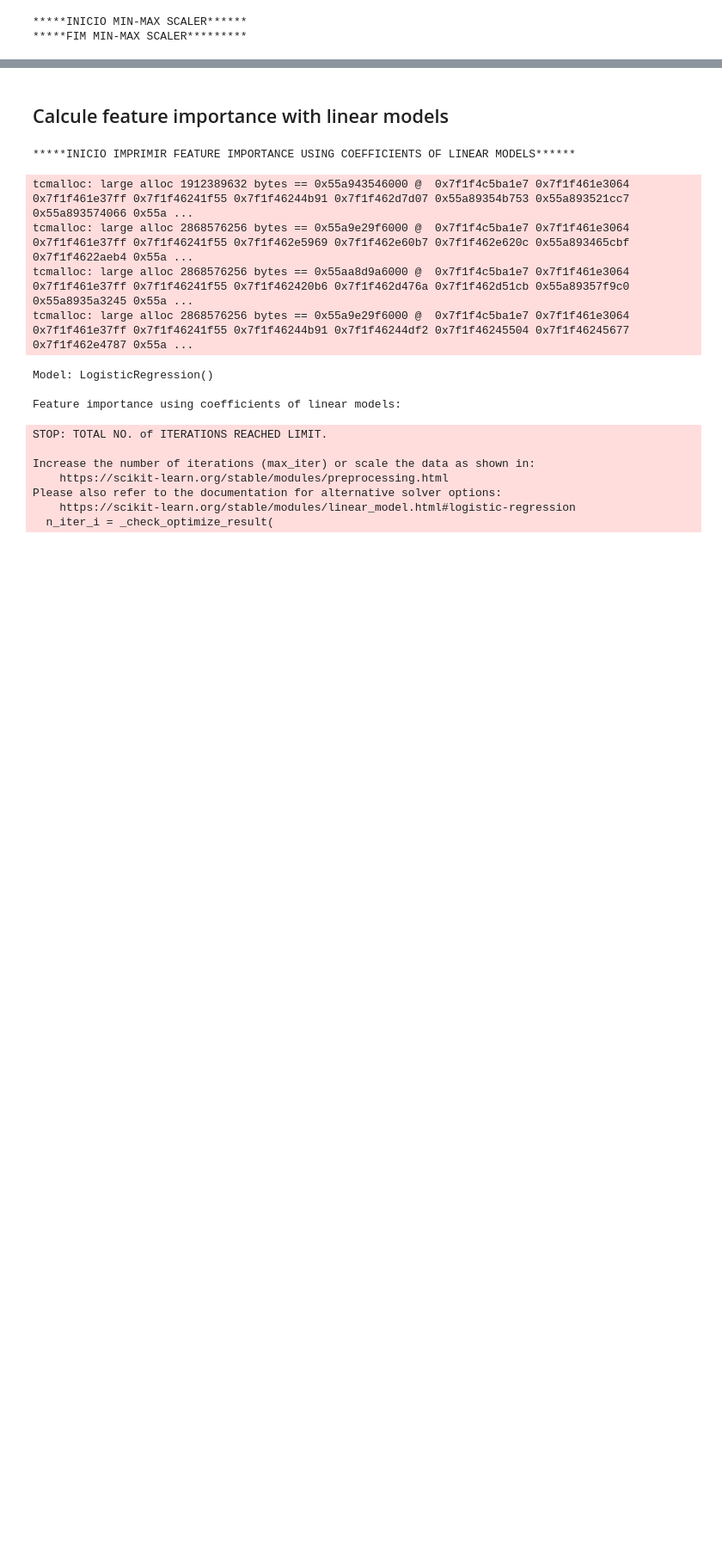
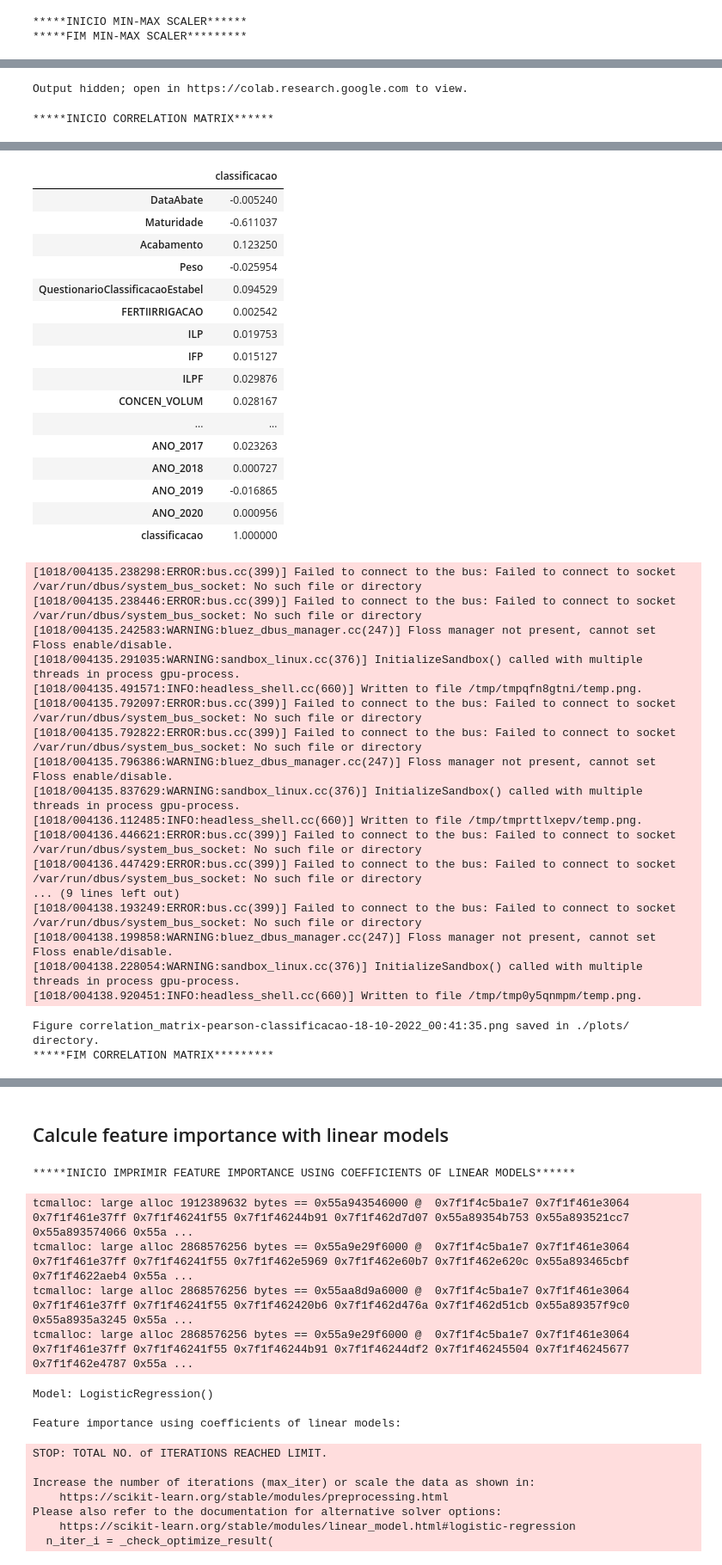
Before and after one commit to rafamarquesi/precoce-ms-classification, a Jupyter notebook: main.ipynb, the cells around one changed output, grey strips where cells are left out. Shown at 86% size. Drawn from its saved outputs; the diff is of its cells as text; code cells hidden in the pictures; blank space fills up the shorter version.

Commit message:
Correlation matrix

```diff
--- a/main.ipynb
+++ b/main.ipynb
@@ -108,11 +109,12 @@ import pattern_extraction
 import utils
 import numpy as np
 import pandas as pd
-
-pd.set_option('display.max_rows', 5000)
 # %% [markdown]
 # Settings
 # %%
+# Set pandas max rows
+pd.set_option('display.max_rows', utils.PANDAS_MAX_ROWS)
+
 # Path to the dataset
 csv_path = '/content/drive/MyDrive/Mestrado-computacao-aplicada/documentos_dissertacao/base_dados/TAB_MODELAGEM_RAFAEL_2020_1.csv'
 
@@ -291,6 +293,9 @@ min_max_scaler_columns_names = [
 ]
 # Dictionary with the min max scaler object fitted for each column
 columns_min_max_scaled = dict()
+
+# Class column name
+class_column = 'classificacao'
 # %% [markdown]
 # CSV Treatments
 # %% [markdown]
@@ -646,4 +668,4 @@ precoce_ms_data_frame, columns_min_max_scaled = pre_processing.min_max_scaler_co
 # %%
 # Move the target column to the last position in dataframe
 precoce_ms_data_frame = utils.move_cloumns_last_positions(
-    data_frame=precoce_ms_data_frame, columns_names=['classificacao'])
+    data_frame=precoce_ms_data_frame, columns_names=[class_column])
@@ -649,0 +686,14 @@ precoce_ms_data_frame = utils.move_cloumns_last_positions(
+# %%
+# Correlation matrix using pearson method, between all attributes
+reports.correlation_matrix(
+    data_frame=precoce_ms_data_frame, method='pearson',
+    display_matrix=True, export_matrix=True, path_save_matrix=path_save_plots)
+# %% [output]
+Output hidden; open in https://colab.research.google.com to view.
+# %%
+# Correlation matrix using pearson method, between all attributes and the class attribute
+reports.correlation_matrix(
+    data_frame=precoce_ms_data_frame, method='pearson', attribute=class_column,
+    display_matrix=True, export_matrix=True, path_save_matrix=path_save_plots)
+# %% [output]
+*****INICIO CORRELATION MATRIX******
@@ -649,0 +701,36 @@ precoce_ms_data_frame = utils.move_cloumns_last_positions(
+|  | classificacao |
+| DataAbate | -0.005240 |
+| Maturidade | -0.611037 |
+| Acabamento | 0.123250 |
+| Peso | -0.025954 |
+| QuestionarioClassificacaoEstabel | 0.094529 |
+| FERTIIRRIGACAO | 0.002542 |
+| ILP | 0.019753 |
+| IFP | 0.015127 |
+| ILPF | 0.029876 |
+| CONCEN_VOLUM | 0.028167 |
+| ... | ... |
+| ANO_2017 | 0.023263 |
+| ANO_2018 | 0.000727 |
+| ANO_2019 | -0.016865 |
+| ANO_2020 | 0.000956 |
+| classificacao | 1.000000 |
+[1018/004135.238298:ERROR:bus.cc(399)] Failed to connect to the bus: Failed to connect to socket /var/run/dbus/system_bus_socket: No such file or directory
+[1018/004135.238446:ERROR:bus.cc(399)] Failed to connect to the bus: Failed to connect to socket /var/run/dbus/system_bus_socket: No such file or directory
+[1018/004135.242583:WARNING:bluez_dbus_manager.cc(247)] Floss manager not present, cannot set Floss enable/disable.
+[1018/004135.291035:WARNING:sandbox_linux.cc(376)] InitializeSandbox() called with multiple threads in process gpu-process.
+[1018/004135.491571:INFO:headless_shell.cc(660)] Written to file /tmp/tmpqfn8gtni/temp.png.
+[1018/004135.792097:ERROR:bus.cc(399)] Failed to connect to the bus: Failed to connect to socket /var/run/dbus/system_bus_socket: No such file or directory
+[1018/004135.792822:ERROR:bus.cc(399)] Failed to connect to the bus: Failed to connect to socket /var/run/dbus/system_bus_socket: No such file or directory
+[1018/004135.796386:WARNING:bluez_dbus_manager.cc(247)] Floss manager not present, cannot set Floss enable/disable.
+[1018/004135.837629:WARNING:sandbox_linux.cc(376)] InitializeSandbox() called with multiple threads in process gpu-process.
+[1018/004136.112485:INFO:headless_shell.cc(660)] Written to file /tmp/tmprttlxepv/temp.png.
+[1018/004136.446621:ERROR:bus.cc(399)] Failed to connect to the bus: Failed to connect to socket /var/run/dbus/system_bus_socket: No such file or directory
+[1018/004136.447429:ERROR:bus.cc(399)] Failed to connect to the bus: Failed to connect to socket /var/run/dbus/system_bus_socket: No such file or directory
+... (9 lines left out)
+[1018/004138.193249:ERROR:bus.cc(399)] Failed to connect to the bus: Failed to connect to socket /var/run/dbus/system_bus_socket: No such file or directory
+[1018/004138.199858:WARNING:bluez_dbus_manager.cc(247)] Floss manager not present, cannot set Floss enable/disable.
+[1018/004138.228054:WARNING:sandbox_linux.cc(376)] InitializeSandbox() called with multiple threads in process gpu-process.
+[1018/004138.920451:INFO:headless_shell.cc(660)] Written to file /tmp/tmp0y5qnmpm/temp.png.
+Figure correlation_matrix-pearson-classificacao-18-10-2022_00:41:35.png saved in ./plots/ directory.
+*****FIM CORRELATION MATRIX*********
```
Also changed, not shown: parts of 11 cells of this notebook.
